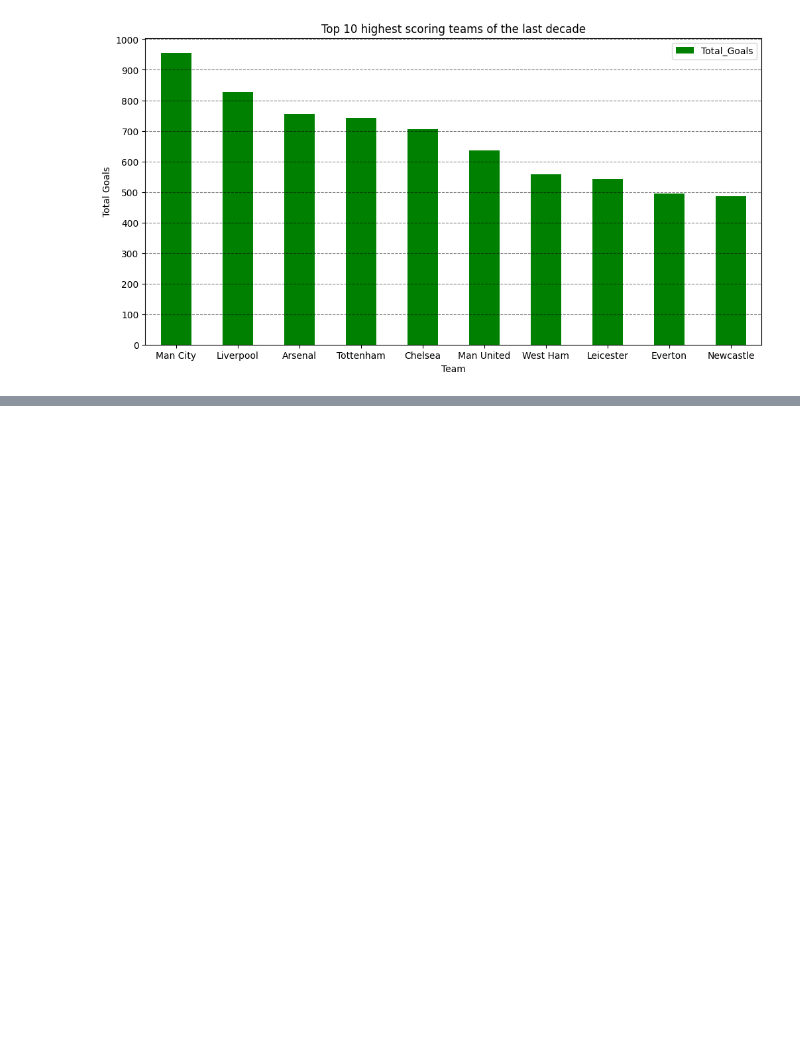
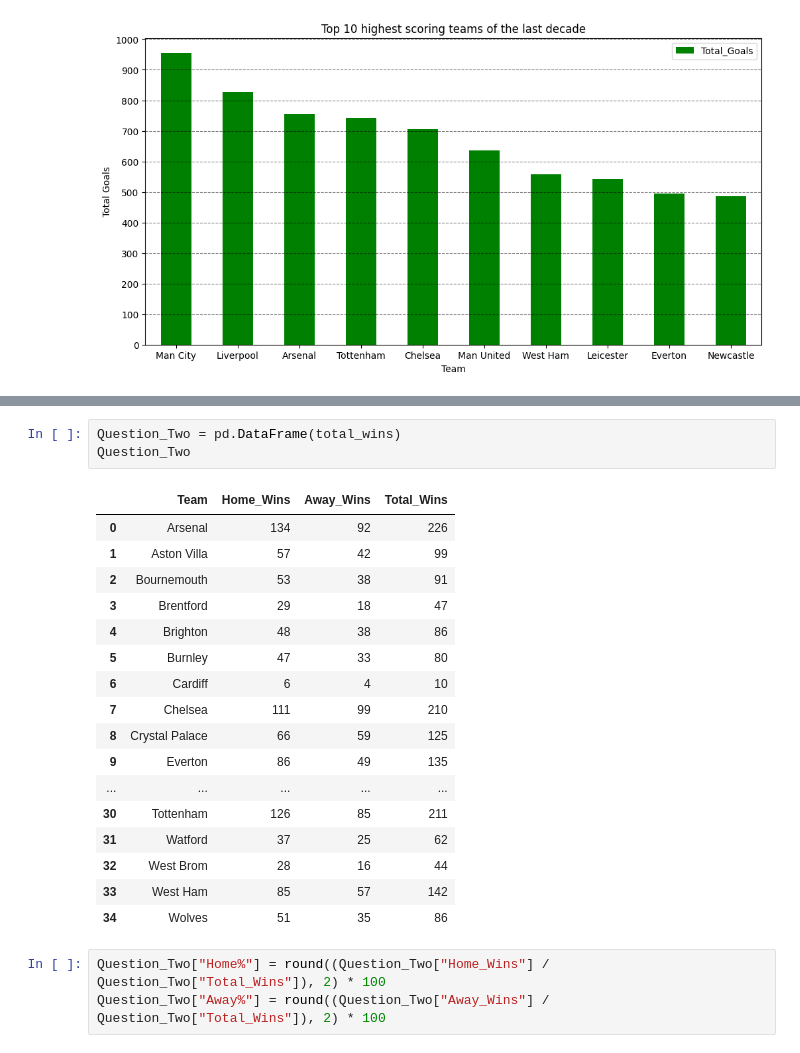
Before and after one commit to SmithNJ13/data_analysis, a Jupyter notebook: analysis.ipynb, the cells around one changed output, grey strips where cells are left out. Saved outputs shown, nothing was run; the diff lists cells and outputs as text; blank space fills up the shorter version.

```diff
--- a/analysis.ipynb
+++ b/analysis.ipynb
@@ -448,0 +488,24 @@ plt.show()
+# %%
+Question_Two = pd.DataFrame(total_wins)
+Question_Two
+# %% [output]
+|  | Team | Home_Wins | Away_Wins | Total_Wins |
+| 0 | Arsenal | 134 | 92 | 226 |
+| 1 | Aston Villa | 57 | 42 | 99 |
+| 2 | Bournemouth | 53 | 38 | 91 |
+| 3 | Brentford | 29 | 18 | 47 |
+| 4 | Brighton | 48 | 38 | 86 |
+| 5 | Burnley | 47 | 33 | 80 |
+| 6 | Cardiff | 6 | 4 | 10 |
+| 7 | Chelsea | 111 | 99 | 210 |
+| 8 | Crystal Palace | 66 | 59 | 125 |
+| 9 | Everton | 86 | 49 | 135 |
+| ... | ... | ... | ... | ... |
+| 30 | Tottenham | 126 | 85 | 211 |
+| 31 | Watford | 37 | 25 | 62 |
+| 32 | West Brom | 28 | 16 | 44 |
+| 33 | West Ham | 85 | 57 | 142 |
+| 34 | Wolves | 51 | 35 | 86 |
+# %%
+Question_Two["Home%"] = round((Question_Two["Home_Wins"] / Question_Two["Total_Wins"]), 2) * 100
+Question_Two["Away%"] = round((Question_Two["Away_Wins"] / Question_Two["Total_Wins"]), 2) * 100
```
Also changed, not shown: parts of 4 cells of this notebook, 1 other file.
